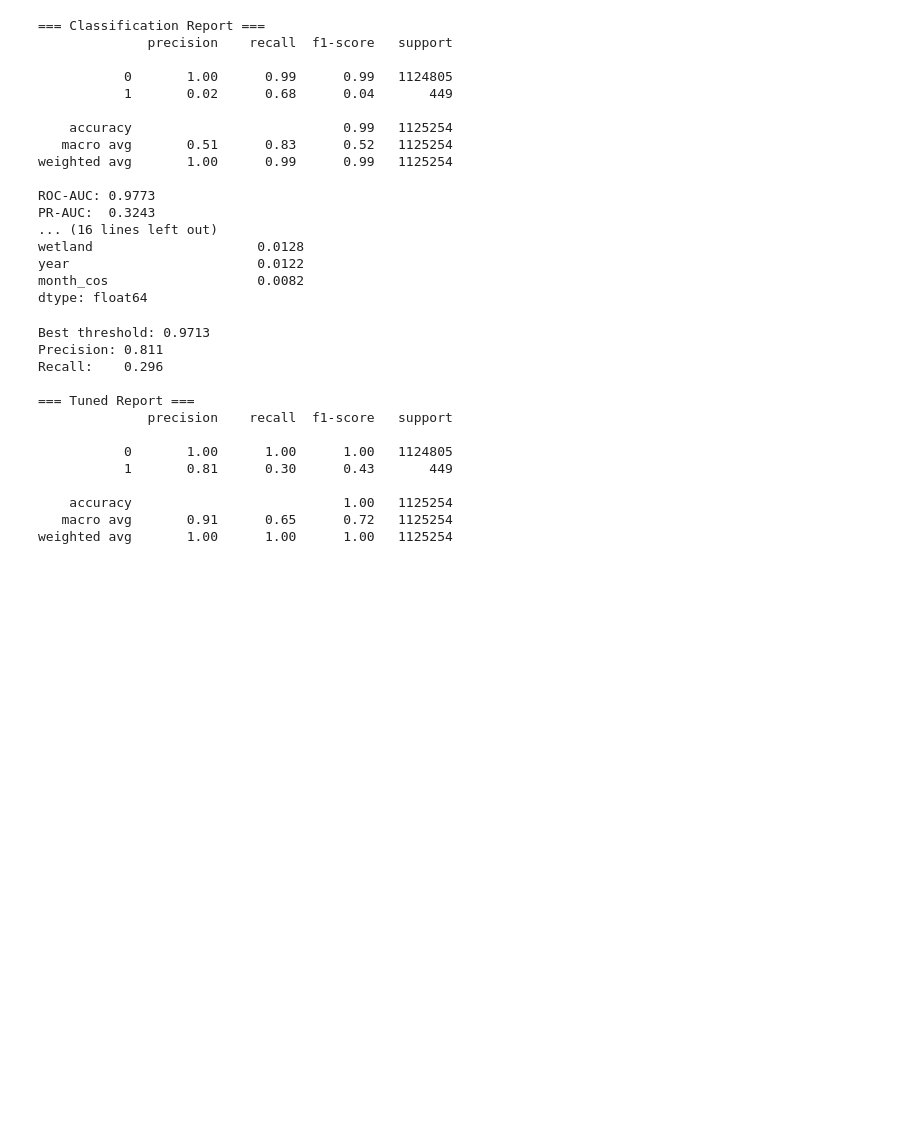
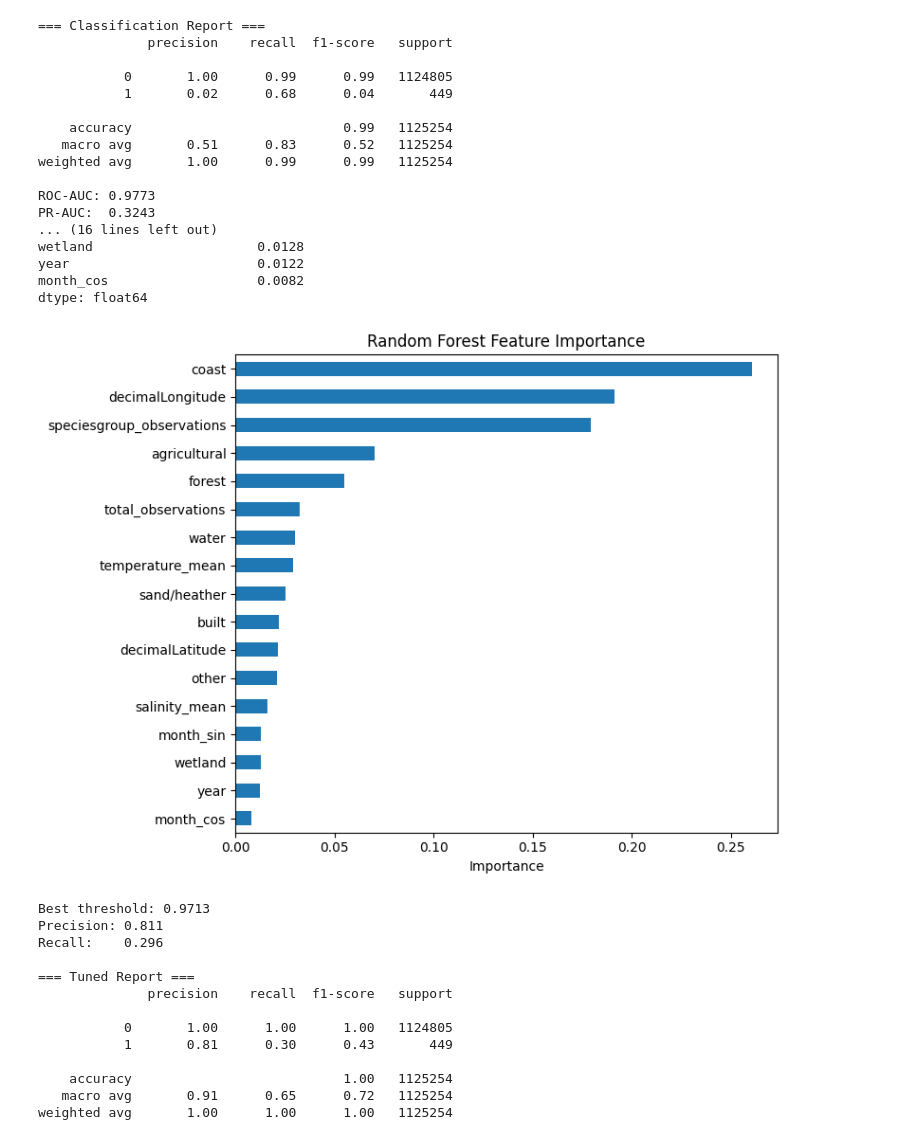
Before and after one commit to XueHu2222/DSAI, a Jupyter notebook: assignment_template_it1.ipynb, the cells around one changed output. Cells and saved outputs as stored; diff of their text form; code cells hidden in the pictures; blank space fills up the shorter version.

```diff
--- a/assignment_template_it1.ipynb
+++ b/assignment_template_it1.ipynb
@@ -403,6 +399,19 @@ wetland                     0.0128
 year                        0.0122
 month_cos                   0.0082
 dtype: float64
+# %%
+import matplotlib.pyplot as plt
+
+feat_imp = pd.Series(rf.feature_importances_, index=features).sort_values(ascending=True)
+
+plt.figure(figsize=(8, 6))
+feat_imp.plot(kind='barh')
+plt.xlabel('Importance')
+plt.title('Random Forest Feature Importance')
+plt.tight_layout()
+plt.show()
+# %% [output]
+[figure, added]
 # %%
 precision_curve, recall_curve, thresholds = precision_recall_curve(y_test, y_prob)
 f1_scores = 2 * precision_curve * recall_curve / (precision_curve + recall_curve + 1e-9)
```
Also changed, not shown: parts of 9 cells of this notebook.
